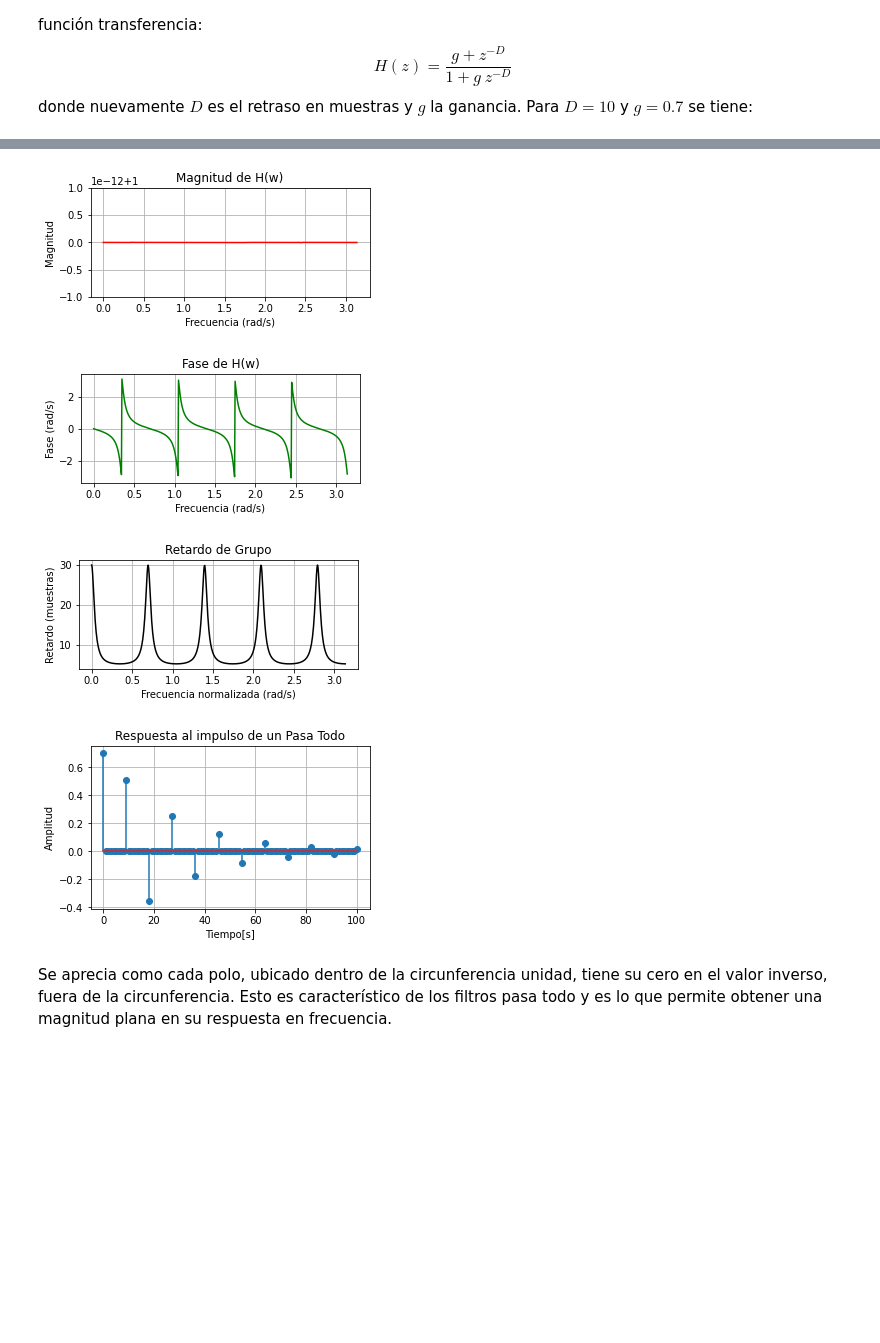
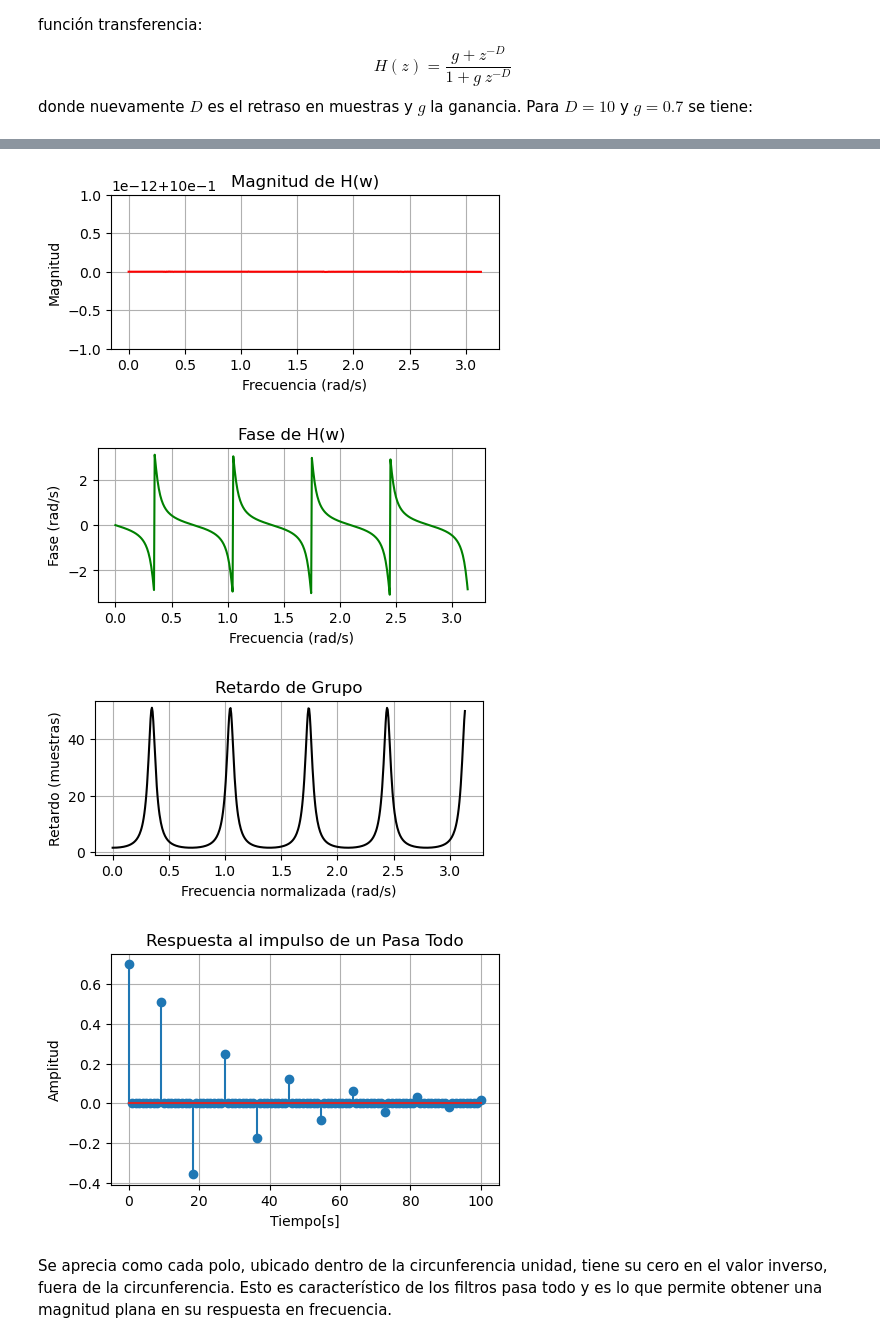
Before and after one commit to martin-nct/schroeder_reverb, a Jupyter notebook: schroeder_reverberator.ipynb, the cells around one changed output, grey strips where cells are left out. Drawn from its saved outputs; the diff is of its cells as text; code cells hidden in the pictures; blank space fills up the shorter version.

```diff
--- a/schroeder_reverberator.ipynb
+++ b/schroeder_reverberator.ipynb
@@ -85,7 +85,7 @@ plot_magyfas(w, H, l=5, a=2)
 
 w, GD_ap = sig.group_delay((b,a))
 plt.figure(figsize=(5,2))
-plt.plot(w, GD, 'k')
+plt.plot(w, GD_ap, 'k')
 plt.title('Retardo de Grupo')
 plt.xlabel('Frecuencia normalizada (rad/s)')
 plt.ylabel('Retardo (muestras)')
@@ -105,7 +105,7 @@ Polos: [-0.96114+0.j      -0.73628+0.61781j -0.73628-0.61781j -0.1669 +0.94654j
-[figure, old version]
+[figure, new version]
-[figure, old version]
+[figure, new version]
-[figure, old version]
+[figure, new version]
-[figure, old version]
+[figure, new version]
 # %% [markdown]
 Se aprecia como cada polo, ubicado dentro de la circunferencia unidad, tiene su cero en el valor inverso, fuera de la circunferencia. Esto es característico de los filtros pasa todo y es lo que permite obtener una magnitud plana en su respuesta en frecuencia.
 # %% [markdown]
```
Also changed, not shown: parts of 12 cells of this notebook, 2 other files.
